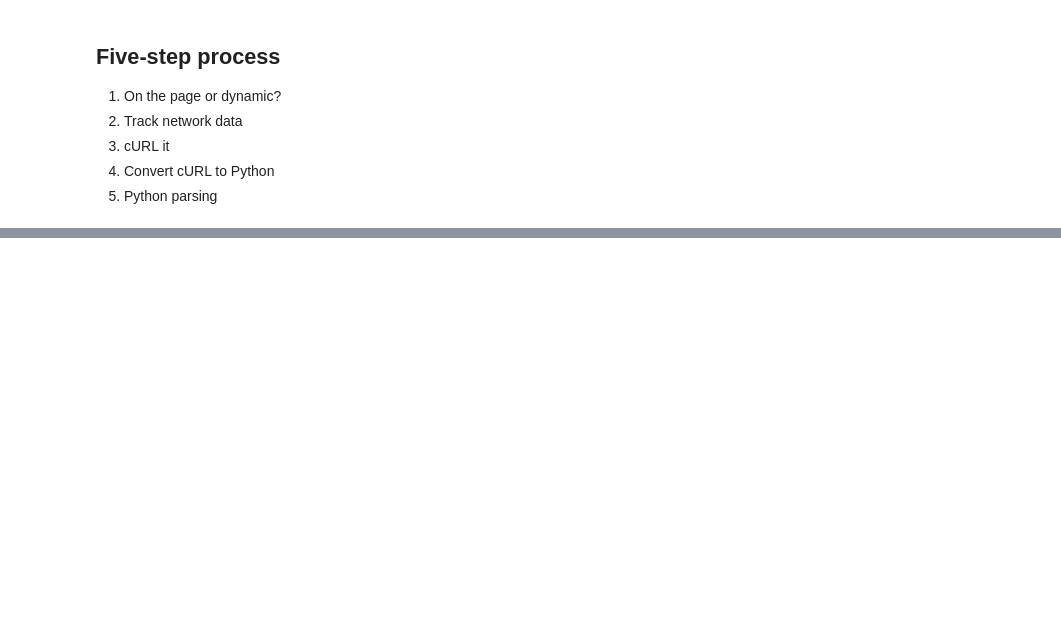
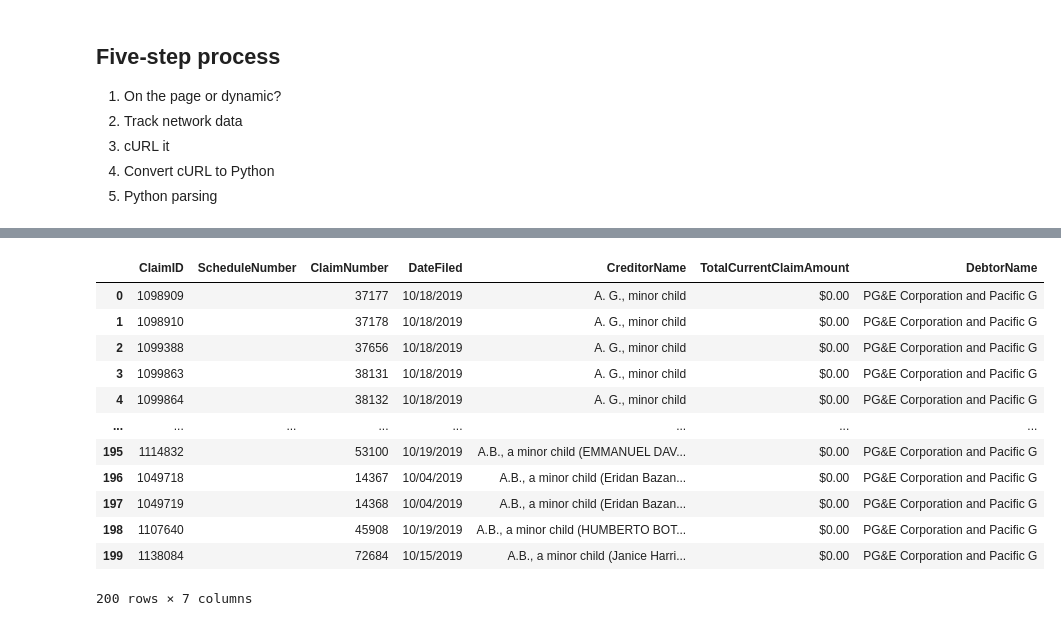
Before and after one commit to sandeepmj/22fall-advanced-scraping, a Jupyter notebook: demos/wk-3-pure-JSON-DEMO.ipynb, the cells around one changed output, grey strips where cells are left out. Cells and saved outputs as stored; diff of their text form; code cells hidden in the pictures; blank space fills up the shorter version.

```diff
--- a/demos/wk-3-pure-JSON-DEMO.ipynb
+++ b/demos/wk-3-pure-JSON-DEMO.ipynb
@@ -79,0 +163,3 @@ response.text
+# %%
+target_cols = list(df.columns)
+target_cols
@@ -79,0 +174,29 @@ response.text
+# %%
+## function to strip_html using BeautifulSoup
+def strip_html(target):
+    target = str(target)
+    try:
+        soup = BeautifulSoup(target, "html.parser")
+        return (soup.find("span", class_="tablesaw-cell-content").get_text()) ## we're luckly that all columns follow the same pattern
+    except:
+        return target
+# %%
+## for loop through to strip html
+for target in target_cols:
+  df[target] = df[target].apply(lambda x: strip_html(x))
+#   print(df1[target])
+df
+# %% [output]
+|  | ClaimID | ScheduleNumber | ClaimNumber | DateFiled | CreditorName | TotalCurrentClaimAmount | DebtorName |
+| 0 | 1098909 |  | 37177 | 10/18/2019 | A. G., minor child | $0.00 | PG&E Corporation and Pacific G |
+| 1 | 1098910 |  | 37178 | 10/18/2019 | A. G., minor child | $0.00 | PG&E Corporation and Pacific G |
+| 2 | 1099388 |  | 37656 | 10/18/2019 | A. G., minor child | $0.00 | PG&E Corporation and Pacific G |
+| 3 | 1099863 |  | 38131 | 10/18/2019 | A. G., minor child | $0.00 | PG&E Corporation and Pacific G |
+| 4 | 1099864 |  | 38132 | 10/18/2019 | A. G., minor child | $0.00 | PG&E Corporation and Pacific G |
+| ... | ... | ... | ... | ... | ... | ... | ... |
+| 195 | 1114832 |  | 53100 | 10/19/2019 | A.B., a minor child (EMMANUEL DAV... | $0.00 | PG&E Corporation and Pacific G |
+| 196 | 1049718 |  | 14367 | 10/04/2019 | A.B., a minor child (Eridan Bazan... | $0.00 | PG&E Corporation and Pacific G |
+| 197 | 1049719 |  | 14368 | 10/04/2019 | A.B., a minor child (Eridan Bazan... | $0.00 | PG&E Corporation and Pacific G |
+| 198 | 1107640 |  | 45908 | 10/19/2019 | A.B., a minor child (HUMBERTO BOT... | $0.00 | PG&E Corporation and Pacific G |
+| 199 | 1138084 |  | 72684 | 10/15/2019 | A.B., a minor child (Janice Harri... | $0.00 | PG&E Corporation and Pacific G |
+200 rows × 7 columns
```
Also changed, not shown: parts of 21 cells of this notebook, 4 other files.
